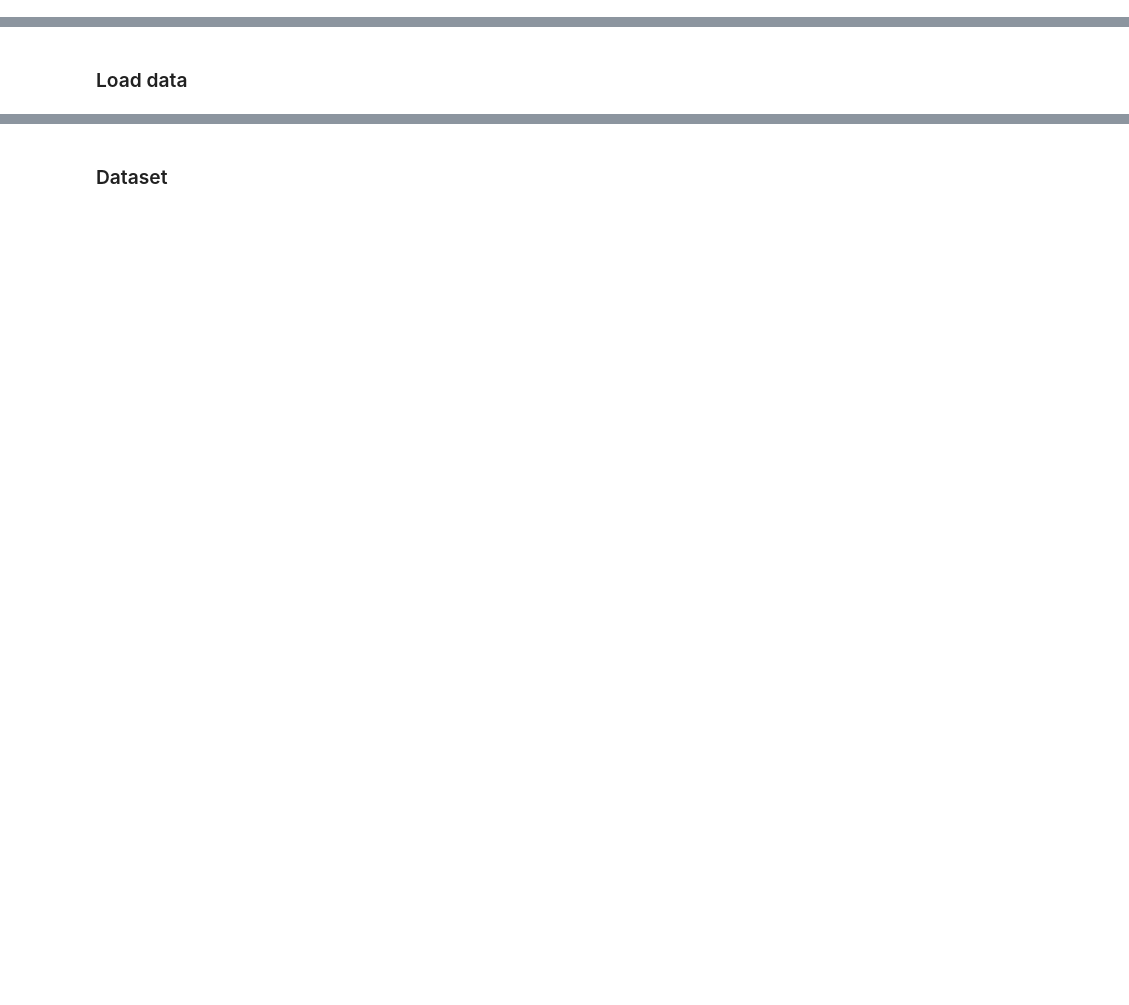
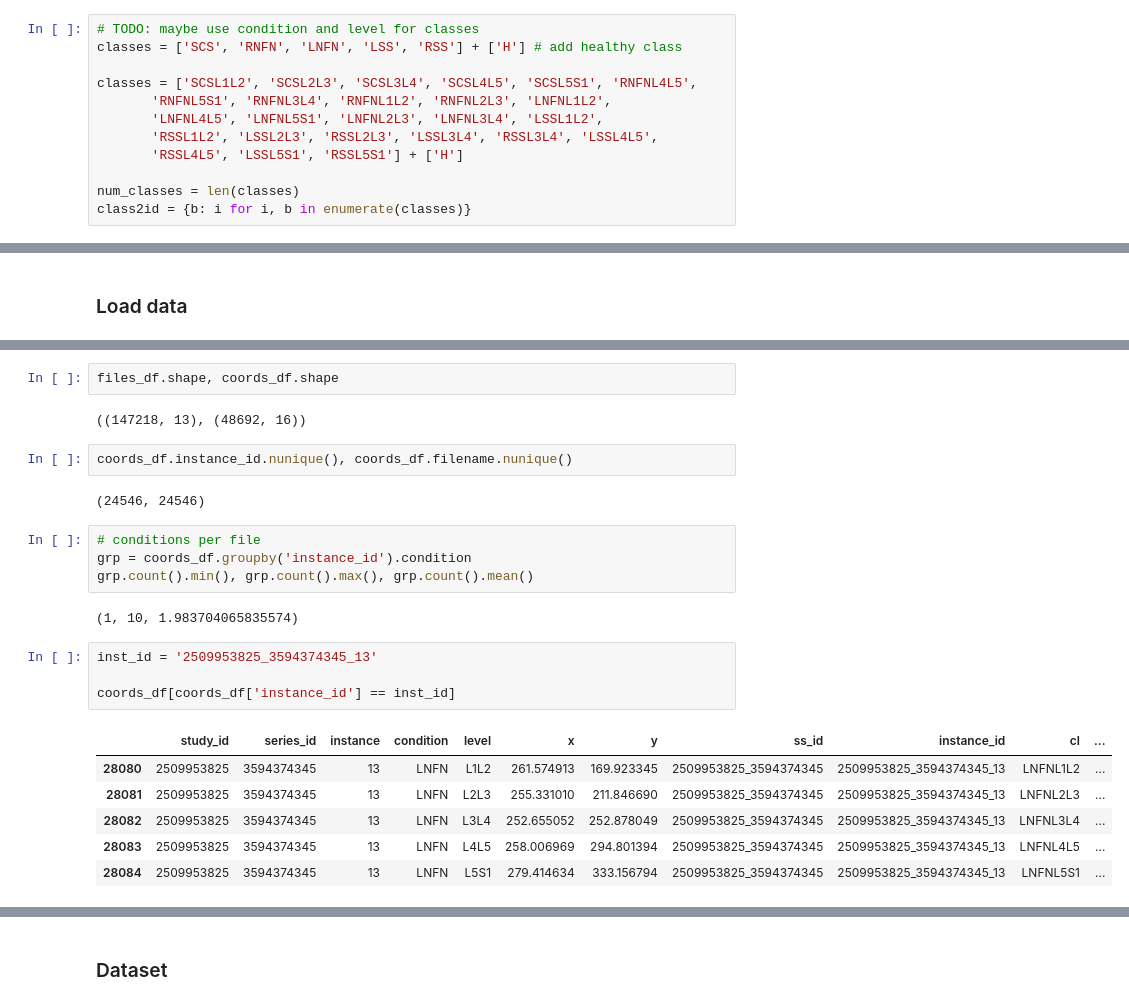
Before and after one commit to rosulucian/deep_learning_playground, a Jupyter notebook: kaggle/RSNA/train.ipynb, the cells around one changed output, grey strips where cells are left out. Cells and saved outputs as stored; diff of their text form; blank space fills up the shorter version.

```diff
--- a/kaggle/RSNA/train.ipynb
+++ b/kaggle/RSNA/train.ipynb
@@ -60,6 +63,18 @@ def seed_torch(seed):
     torch.backends.cudnn.deterministic = True
 # %% [markdown]
 ### Config
+# %%
+# TODO: maybe use condition and level for classes
+classes = ['SCS', 'RNFN', 'LNFN', 'LSS', 'RSS'] + ['H'] # add healthy class
+
+classes = ['SCSL1L2', 'SCSL2L3', 'SCSL3L4', 'SCSL4L5', 'SCSL5S1', 'RNFNL4L5',
+       'RNFNL5S1', 'RNFNL3L4', 'RNFNL1L2', 'RNFNL2L3', 'LNFNL1L2',
+       'LNFNL4L5', 'LNFNL5S1', 'LNFNL2L3', 'LNFNL3L4', 'LSSL1L2',
+       'RSSL1L2', 'LSSL2L3', 'RSSL2L3', 'LSSL3L4', 'RSSL3L4', 'LSSL4L5',
+       'RSSL4L5', 'LSSL5S1', 'RSSL5S1'] + ['H']
+
+num_classes = len(classes)
+class2id = {b: i for i, b in enumerate(classes)}
 # %%
 train_dir = Path('E:\data\RSNA2024')
 
@@ -122,0 +213,25 @@ train_df.sample(5)
+# %%
+files_df.shape, coords_df.shape
+# %% [output]
+((147218, 13), (48692, 16))
+# %%
+coords_df.instance_id.nunique(), coords_df.filename.nunique()
+# %% [output]
+(24546, 24546)
+# %%
+# conditions per file
+grp = coords_df.groupby('instance_id').condition
+grp.count().min(), grp.count().max(), grp.count().mean()
+# %% [output]
+(1, 10, 1.983704065835574)
+# %%
+inst_id = '2509953825_3594374345_13'
+
+coords_df[coords_df['instance_id'] == inst_id]
+# %% [output]
+|  | study_id | series_id | instance | condition | level | x | y | ss_id | instance_id | cl | ... |
+| 28080 | 2509953825 | 3594374345 | 13 | LNFN | L1L2 | 261.574913 | 169.923345 | 2509953825_3594374345 | 2509953825_3594374345_13 | LNFNL1L2 | ... |
+| 28081 | 2509953825 | 3594374345 | 13 | LNFN | L2L3 | 255.331010 | 211.846690 | 2509953825_3594374345 | 2509953825_3594374345_13 | LNFNL2L3 | ... |
+| 28082 | 2509953825 | 3594374345 | 13 | LNFN | L3L4 | 252.655052 | 252.878049 | 2509953825_3594374345 | 2509953825_3594374345_13 | LNFNL3L4 | ... |
+| 28083 | 2509953825 | 3594374345 | 13 | LNFN | L4L5 | 258.006969 | 294.801394 | 2509953825_3594374345 | 2509953825_3594374345_13 | LNFNL4L5 | ... |
+| 28084 | 2509953825 | 3594374345 | 13 | LNFN | L5S1 | 279.414634 | 333.156794 | 2509953825_3594374345 | 2509953825_3594374345_13 | LNFNL5S1 | ... |
```
Also changed, not shown: parts of 64 cells of this notebook, 1 other file.
